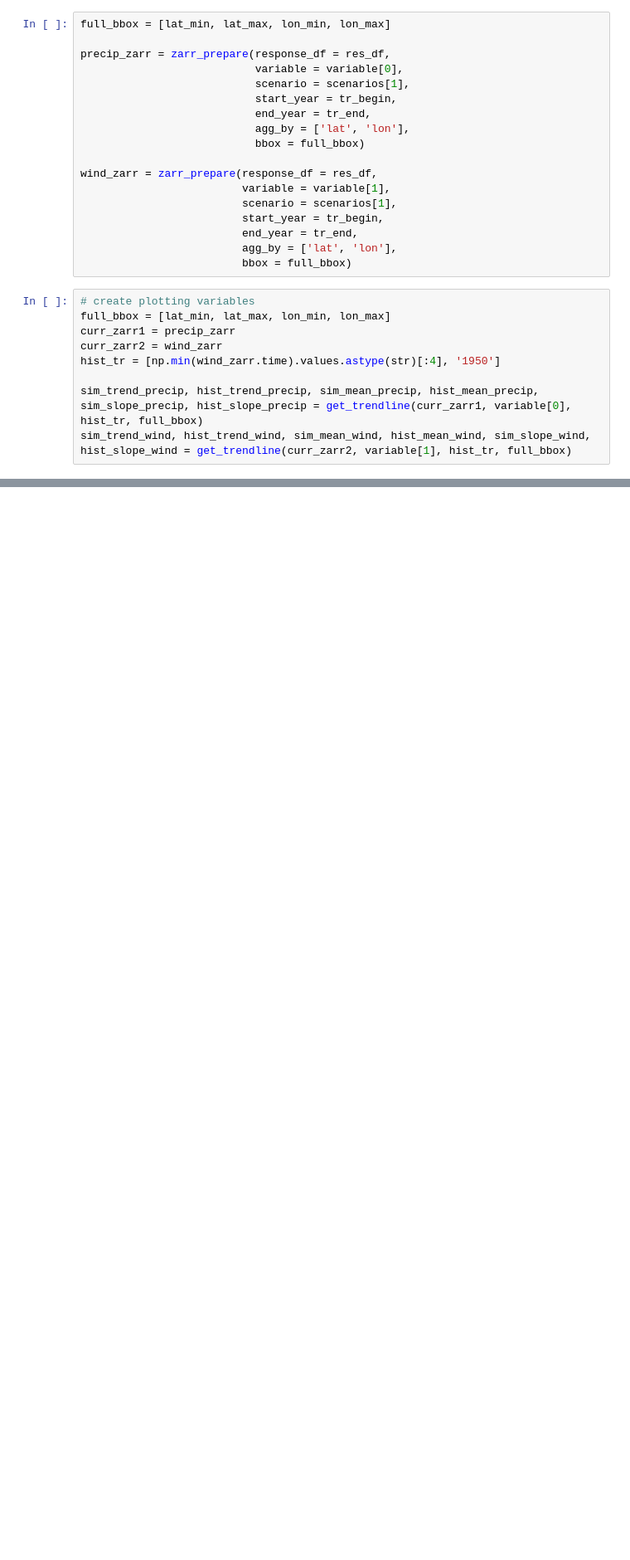
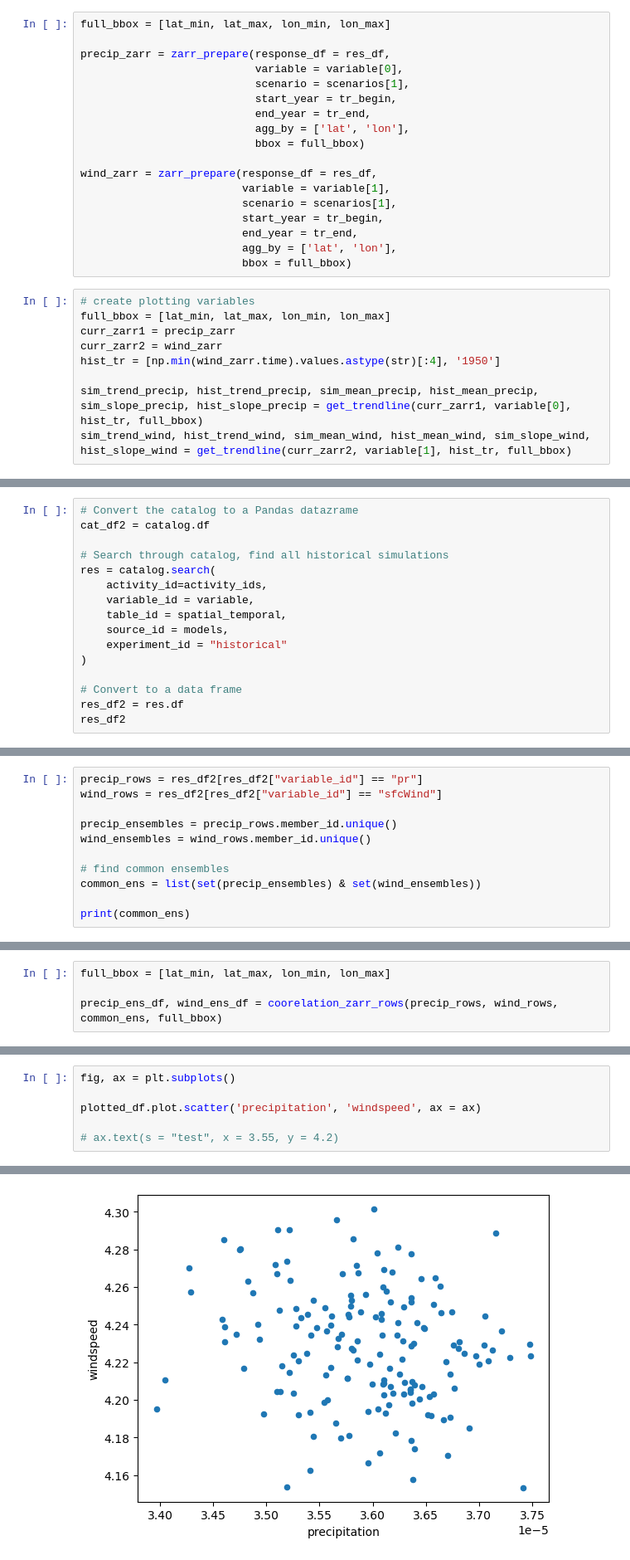
Before and after one commit to silkieMoth/eds_296_climate-modeling_final_proj, a Jupyter notebook: indian_monsoons.ipynb, the cells around one changed output, grey strips where cells are left out. Shown at 83% size. Saved outputs shown, nothing was run; the diff lists cells and outputs as text; blank space fills up the shorter version.

```diff
--- a/indian_monsoons.ipynb
+++ b/indian_monsoons.ipynb
@@ -239,0 +253,16 @@ visualize_model(
+# %%
+# Convert the catalog to a Pandas datazrame
+cat_df2 = catalog.df
+
+# Search through catalog, find all historical simulations
+res = catalog.search(
+    activity_id=activity_ids,
+    variable_id = variable,
+    table_id = spatial_temporal,
+    source_id = models,
+    experiment_id = "historical"
+)
+
+# Convert to a data frame
+res_df2 = res.df
+res_df2
@@ -239,0 +287,11 @@ visualize_model(
+# %%
+precip_rows = res_df2[res_df2["variable_id"] == "pr"]
+wind_rows = res_df2[res_df2["variable_id"] == "sfcWind"]
+
+precip_ensembles = precip_rows.member_id.unique()
+wind_ensembles = wind_rows.member_id.unique()
+
+# find common ensembles
+common_ens = list(set(precip_ensembles) & set(wind_ensembles))
+
+print(common_ens)
@@ -239,0 +377,4 @@ visualize_model(
+# %%
+full_bbox = [lat_min, lat_max, lon_min, lon_max]
+
+precip_ens_df, wind_ens_df = coorelation_zarr_rows(precip_rows, wind_rows, common_ens, full_bbox)
@@ -239,0 +590,7 @@ visualize_model(
+# %%
+fig, ax = plt.subplots()
+
+plotted_df.plot.scatter('precipitation', 'windspeed', ax = ax)
+
+# ax.text(s = "test", x = 3.55, y = 4.2)
+# %% [output]
@@ -239,0 +598 @@ visualize_model(
+[figure, added]
```
Also changed, not shown: parts of 39 cells of this notebook.
